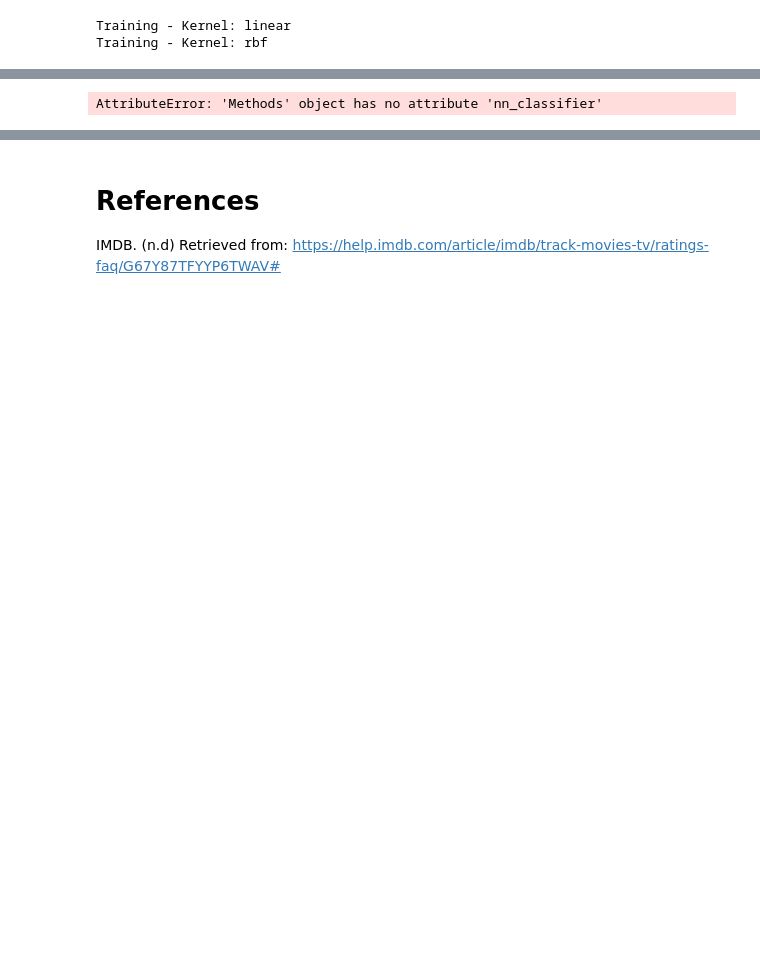
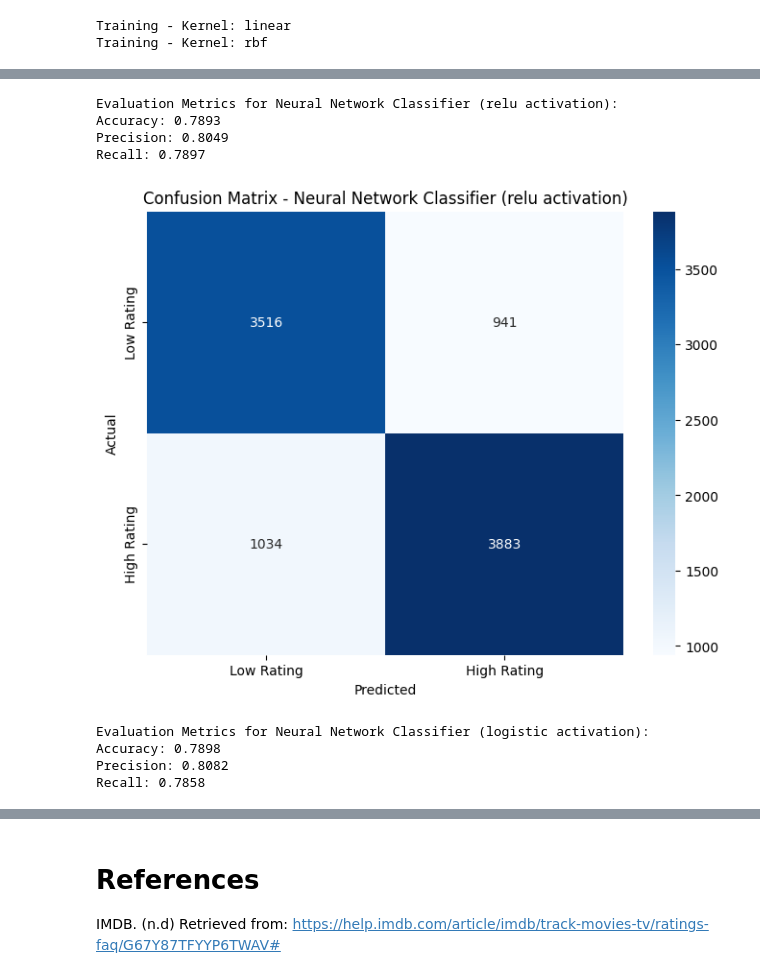
Before and after one commit to MalleBallen/MOD550---2025---Malvin, a Jupyter notebook: MOD550-task3/task3.ipynb, the cells around one changed output, grey strips where cells are left out. Drawn from its saved outputs; the diff is of its cells as text; code cells hidden in the pictures; blank space fills up the shorter version.

```diff
--- a/MOD550-task3/task3.ipynb
+++ b/MOD550-task3/task3.ipynb
@@ -117,9 +217,13 @@ Recall: 0.6184
 # %%
 activation_functions = ['relu', 'logistic']
-for activation in activation_functions:
-    nn_model = methods.nn_classifier(hidden_layers=(64, 32), activation=activation, solver='adam')
-    y_pred_nn = nn_model.predict(methods.X_test)
-    evaluation_nn = methods.eval_parameters(y_pred=y_pred_nn, y_true=methods.y_test_bin)
-    methods.print_evaluation(*evaluation_nn, name=f"Neural Network Classifier ({activation} activation)")
+methods.nn_evalution(activation_functions, hidden_layers=(64, 32), solver='adam')
 # %% [output]
-AttributeError: 'Methods' object has no attribute 'nn_classifier'
+Evaluation Metrics for Neural Network Classifier (relu activation):
+Accuracy: 0.7893
+Precision: 0.8049
+Recall: 0.7897
+[figure, added]
+Evaluation Metrics for Neural Network Classifier (logistic activation):
+Accuracy: 0.7898
+Precision: 0.8082
+Recall: 0.7858
```
Also changed, not shown: parts of 25 cells of this notebook, 2 other files.
